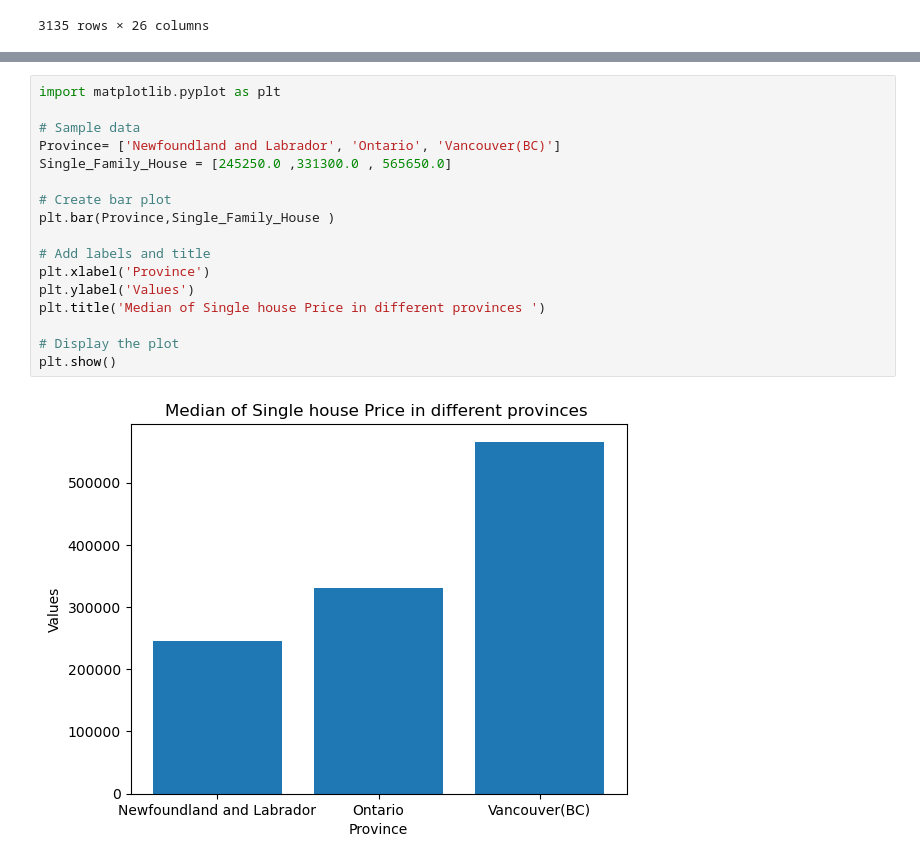
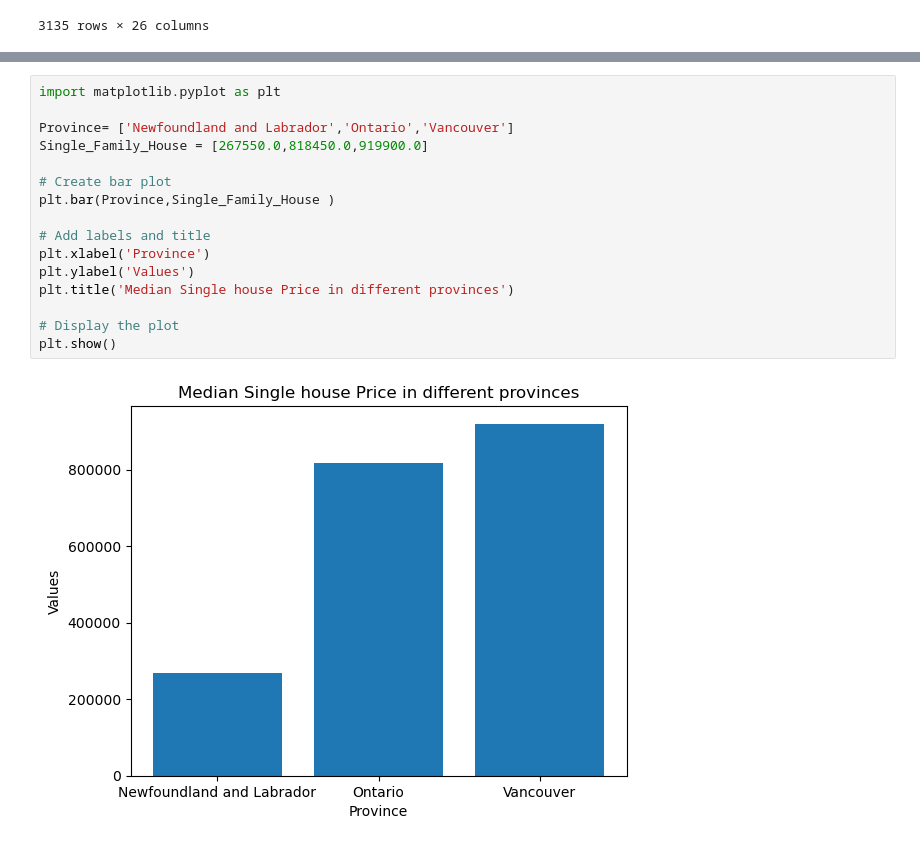
Before and after one commit to JasleenShergill/Covid-s-Effect-on-Real-Estate, a Jupyter notebook: Mana,Infection_rate_vs_homeprice.ipynb, the cells around one changed output, grey strips where cells are left out. Saved outputs shown, nothing was run; the diff lists cells and outputs as text.

```diff
--- a/Mana,Infection_rate_vs_homeprice.ipynb
+++ b/Mana,Infection_rate_vs_homeprice.ipynb
@@ -260,22 +405,21 @@ Real_estate_df
 # %%
 import matplotlib.pyplot as plt
 
-# Sample data
-Province= ['Newfoundland and Labrador', 'Ontario', 'Vancouver(BC)']
-Single_Family_House = [245250.0 ,331300.0 , 565650.0]
+Province= ['Newfoundland and Labrador','Ontario','Vancouver']
+Single_Family_House = [267550.0,818450.0,919900.0]
 
 # Create bar plot
 plt.bar(Province,Single_Family_House )
 
 # Add labels and title
 plt.xlabel('Province')
 plt.ylabel('Values')
-plt.title('Median of Single house Price in different provinces ')
+plt.title('Median Single house Price in different provinces')
 
 # Display the plot
 plt.show()
 # %% [output]
-[figure, old version]
+[figure, new version]
 # %%
 # Plotting Prime rate vs Year
 plt.plot(covid_realestate_df["Year"], covid_realestate_df["Single Family House"], marker = "o", color = "b", linewidth = "0.5")
```
Also changed, not shown: parts of 23 cells of this notebook, 15 other files.
